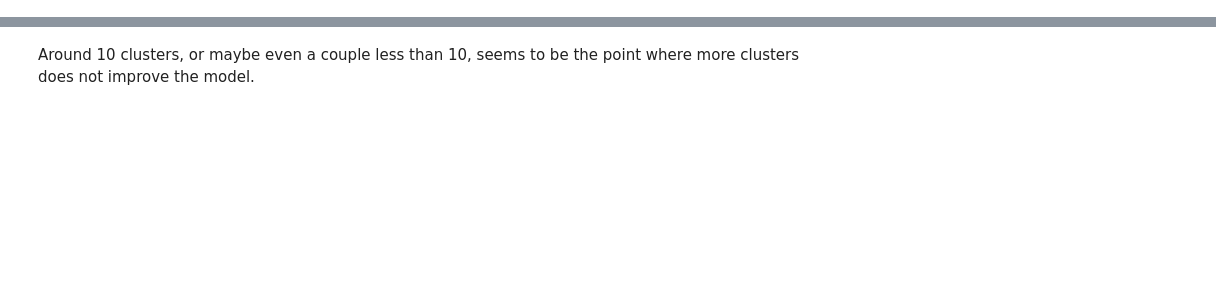
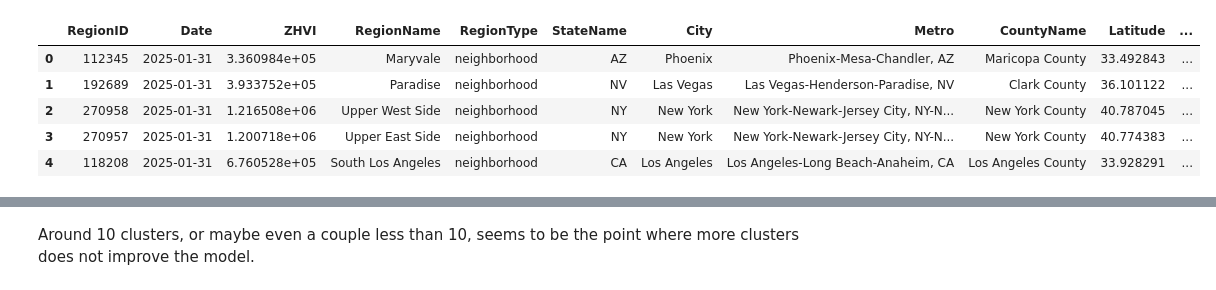
Before and after one commit to JohnathanChan973/CS439_Project_Housing, a Jupyter notebook: db_processing.ipynb, the cells around one changed output, grey strips where cells are left out. Drawn from its saved outputs; the diff is of its cells as text; code cells hidden in the pictures; blank space fills up the shorter version.

```diff
--- a/db_processing.ipynb
+++ b/db_processing.ipynb
@@ -898,5 +990,12 @@ ZHVI_df.head()
 # %%
-merged_df = DB.select_merged_table({"ZHVI_Data", "Location_Data"}, date="newest")
+merged_df = DB.select_merged_table(("ZHVI_Data", "Location_Data"), date=DATE)
 continental_df = merged_df[(merged_df["StateName"] != "HI") & (merged_df["StateName"] != "AK")] # Want to focus on lower 48
 continental_df.head()
+# %% [output]
+|  | RegionID | Date | ZHVI | RegionName | RegionType | StateName | City | Metro | CountyName | Latitude | ... |
+| 0 | 112345 | 2025-01-31 | 3.360984e+05 | Maryvale | neighborhood | AZ | Phoenix | Phoenix-Mesa-Chandler, AZ | Maricopa County | 33.492843 | ... |
+| 1 | 192689 | 2025-01-31 | 3.933752e+05 | Paradise | neighborhood | NV | Las Vegas | Las Vegas-Henderson-Paradise, NV | Clark County | 36.101122 | ... |
+| 2 | 270958 | 2025-01-31 | 1.216508e+06 | Upper West Side | neighborhood | NY | New York | New York-Newark-Jersey City, NY-N... | New York County | 40.787045 | ... |
+| 3 | 270957 | 2025-01-31 | 1.200718e+06 | Upper East Side | neighborhood | NY | New York | New York-Newark-Jersey City, NY-N... | New York County | 40.774383 | ... |
+| 4 | 118208 | 2025-01-31 | 6.760528e+05 | South Los Angeles | neighborhood | CA | Los Angeles | Los Angeles-Long Beach-Anaheim, CA | Los Angeles County | 33.928291 | ... |
 # %%
```
Also changed, not shown: parts of 33 cells of this notebook.
